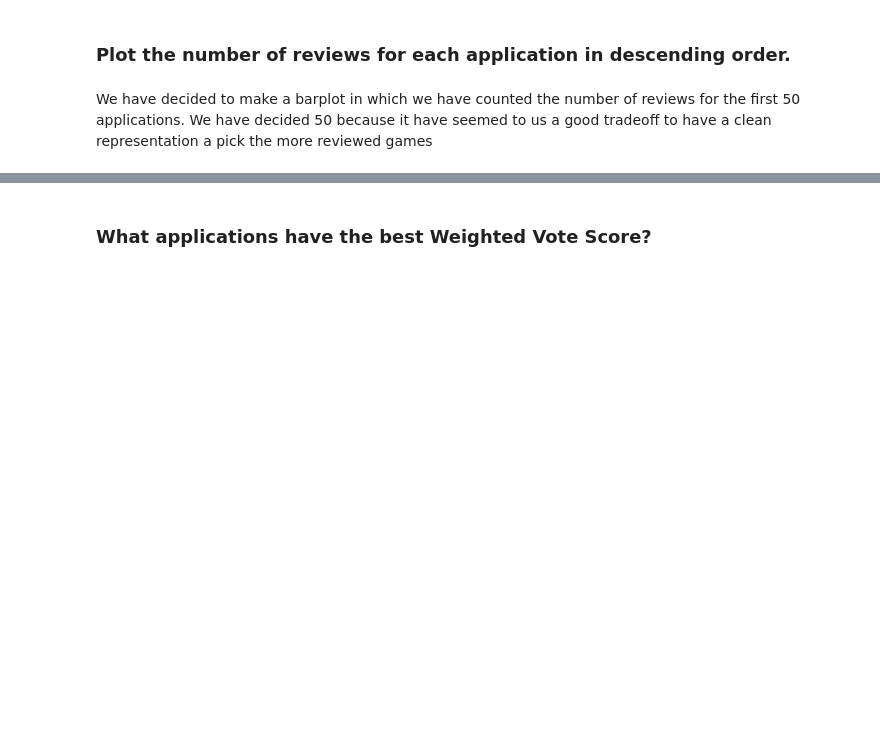
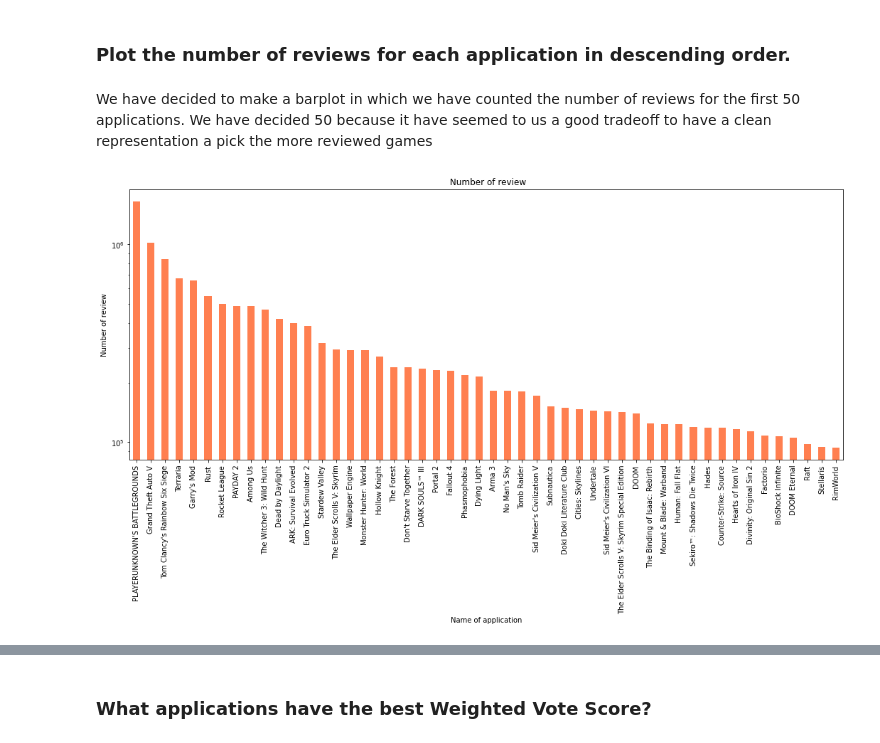
Before and after one commit to michele1783/ADM-HW2, a Jupyter notebook: Homework_2.ipynb, the cells around one changed output, grey strips where cells are left out. Cells and saved outputs as stored; diff of their text form; code cells hidden in the pictures; blank space fills up the shorter version.

```diff
--- a/Homework_2.ipynb
+++ b/Homework_2.ipynb
@@ -181,6 +299,8 @@ fig.tight_layout();
 We have decided to make a barplot in which we have counted the number of reviews for the first 50 applications. We have decided 50 because it have seemed to us a good tradeoff to have a clean representation a pick the more reviewed games
 # %%
 number_review = dataset.groupby("app_name").review_id.count().sort_values(ascending=False)
-number_review[0:51].plot.bar(figsize = (18, 7), title=' Number of review', xlabel='Name of application',
+number_review[0:50].plot.bar(figsize = (18, 7), title=' Number of review', xlabel='Name of application',
 ylabel='Number of review', color = "coral", logy = True)
 plt.show()
+# %% [output]
+[figure, added]
```
Also changed, not shown: parts of 72 cells of this notebook.
